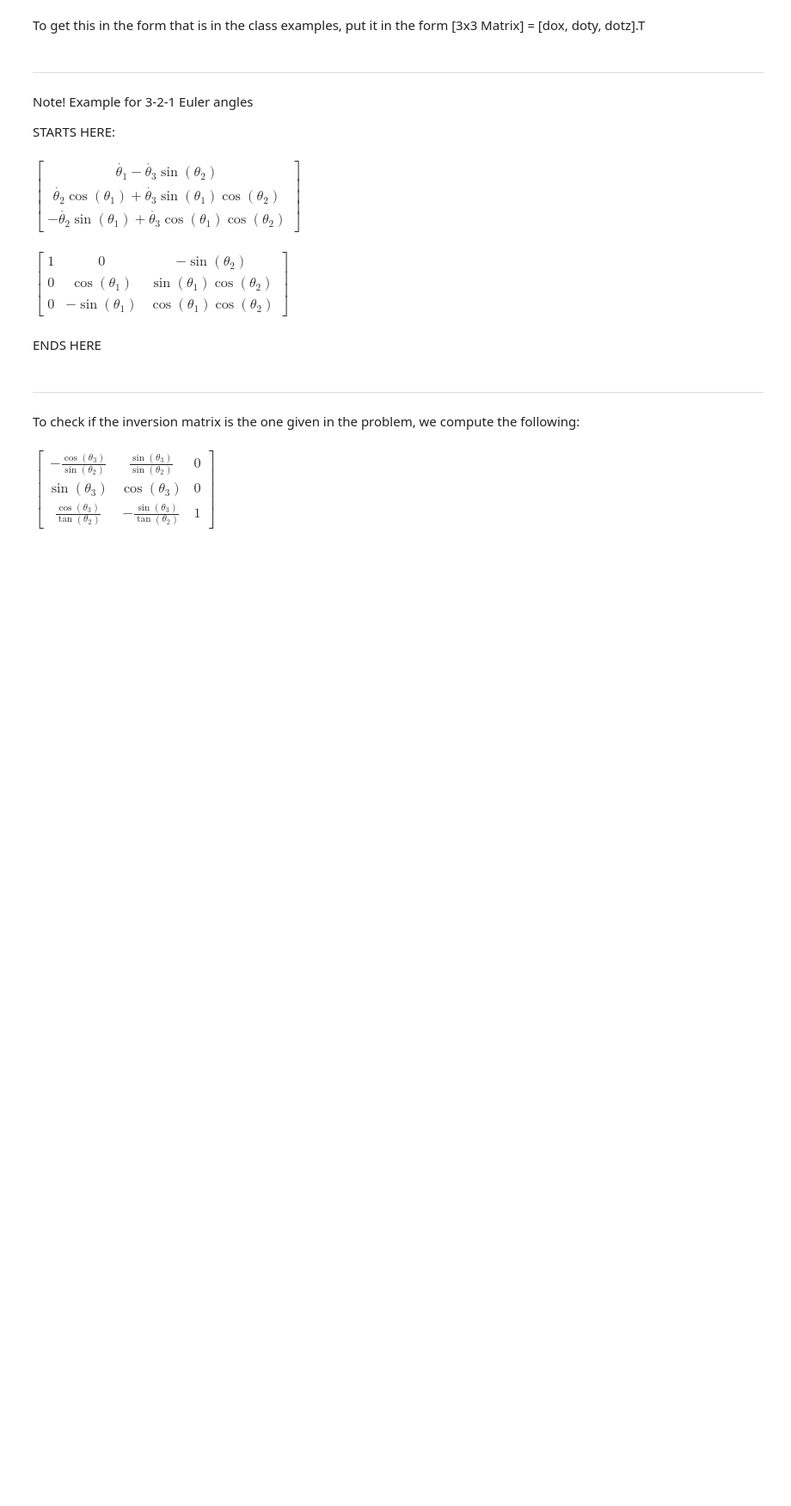
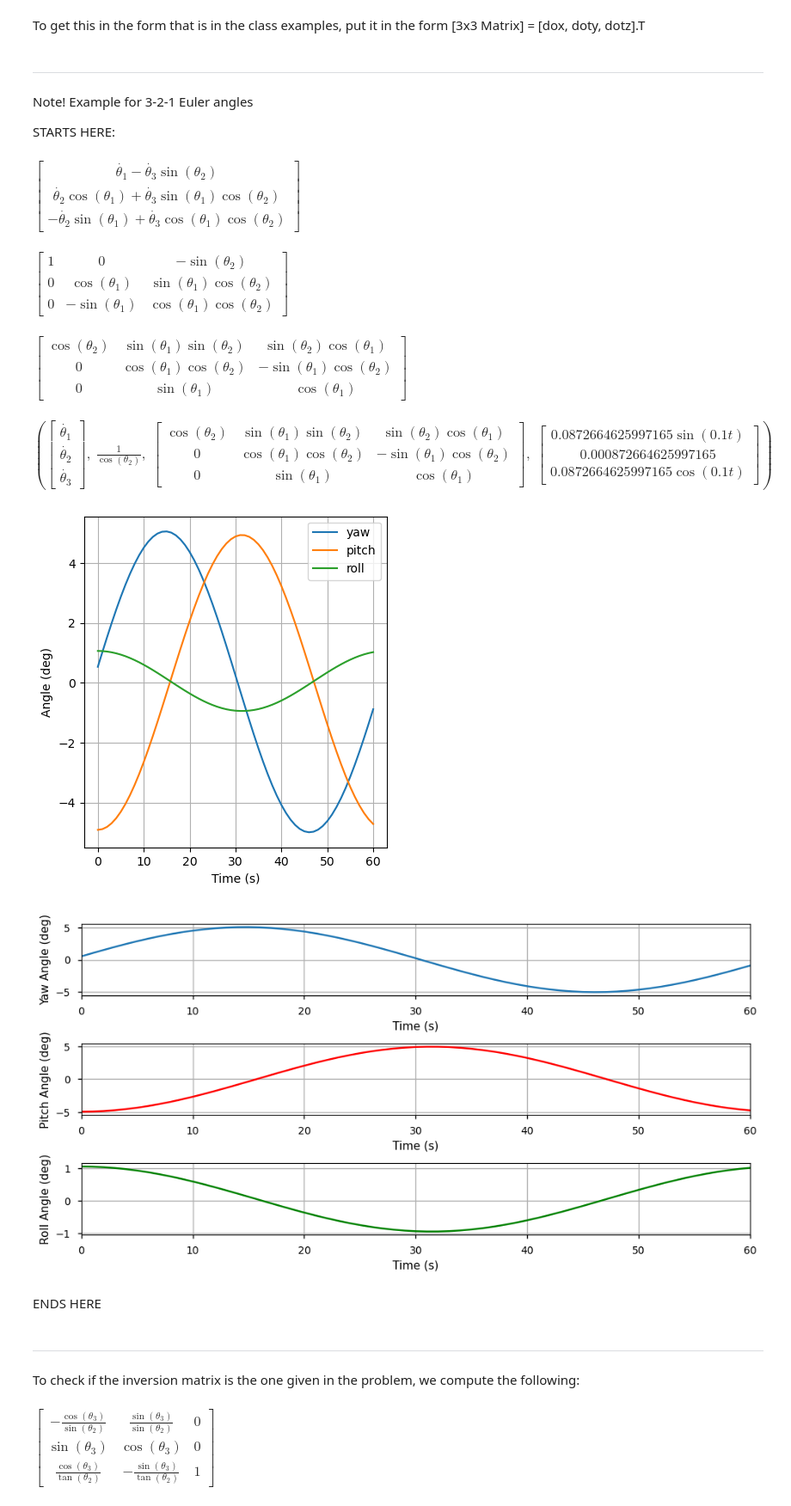
Before and after one commit to diegoomataix/ADCS_PyLibrary, a Jupyter notebook: Problems/Problems-ADCSVI-3.ipynb, the cells around one changed output. Shown at 86% size. Drawn from its saved outputs; the diff is of its cells as text; code cells hidden in the pictures; blank space fills up the shorter version.

```diff
--- a/Problems/Problems-ADCSVI-3.ipynb
+++ b/Problems/Problems-ADCSVI-3.ipynb
@@ -189,6 +204,37 @@ $\displaystyle \left[\begin{matrix}\dot{\theta_1} - \dot{\theta_3} \sin{\left(\t
 get_matrix_terms(ex, dotx, doty, dotz)
 # %% [output]
 $\displaystyle \left[\begin{matrix}1 & 0 & - \sin{\left(\theta_{2} \right)}\\0 & \cos{\left(\theta_{1} \right)} & \sin{\left(\theta_{1} \right)} \cos{\left(\theta_{2} \right)}\\0 & - \sin{\left(\theta_{1} \right)} & \cos{\left(\theta_{1} \right)} \cos{\left(\theta_{2} \right)}\end{matrix}\right]$
+# %%
+# Using the library to get the terms of the matrix for 3-2-1 Euler angles kinematic differential equation:
+# As in the slide 78 of Lecture 6:
+
+simplify(adcs_sym.diff_kinem_Euler_theta_matrix(3, 2, 1, invorder=True)*cos(y))
+# %% [output]
+$\displaystyle \left[\begin{matrix}\cos{\left(\theta_{2} \right)} & \sin{\left(\theta_{1} \right)} \sin{\left(\theta_{2} \right)} & \sin{\left(\theta_{2} \right)} \cos{\left(\theta_{1} \right)}\\0 & \cos{\left(\theta_{1} \right)} \cos{\left(\theta_{2} \right)} & - \sin{\left(\theta_{1} \right)} \cos{\left(\theta_{2} \right)}\\0 & \sin{\left(\theta_{1} \right)} & \cos{\left(\theta_{1} \right)}\end{matrix}\right]$
+# %%
+# Just to show what I am solving for:
+import numpy as np
+time_sym = Symbol('t')
+aa = Matrix([dotx, doty, dotz])
+bb = (1 / cos(y))
+cc = simplify(adcs_sym.diff_kinem_Euler_theta_matrix(3, 2, 1, invorder=True)*cos(y))
+dd = Matrix([sin(0.1*time_sym), 0.01, cos(0.1*time_sym)]) * np.deg2rad(5)
+
+aa, bb, cc, dd
+# %% [output]
+$\displaystyle \left( \left[\begin{matrix}\dot{\theta_1}\\\dot{\theta_2}\\\dot{\theta_3}\end{matrix}\right], \  \frac{1}{\cos{\left(\theta_{2} \right)}}, \  \left[\begin{matrix}\cos{\left(\theta_{2} \right)} & \sin{\left(\theta_{1} \right)} \sin{\left(\theta_{2} \right)} & \sin{\left(\theta_{2} \right)} \cos{\left(\theta_{1} \right)}\\0 & \cos{\left(\theta_{1} \right)} \cos{\left(\theta_{2} \right)} & - \sin{\left(\theta_{1} \right)} \cos{\left(\theta_{2} \right)}\\0 & \sin{\left(\theta_{1} \right)} & \cos{\left(\theta_{1} \right)}\end{matrix}\right], \  \left[\begin{matrix}0.0872664625997165 \sin{\left(0.1 t \right)}\\0.000872664625997165\\0.0872664625997165 \cos{\left(0.1 t \right)}\end{matrix}\right]\right)$
+# %%
+### IT IS NOT GIVING THE CORRECT RESULTS! Compare to use of Solve_KDE function for 3-2-1 Euler angles
+
+time = np.linspace(0, 60, 61)
+theta= np.deg2rad([80, 30, 40])
+time_sym = Symbol('t')
+w = Matrix([sin(0.1*time_sym), 0.01, cos(0.1*time_sym)]) * np.deg2rad(5)
+
+dotangles = adcs.solve_Euler_KDE(time, theta, 3, 2, 1, w=w, invorder=True)
+# %% [output]
+[figure, added]
+[figure, added]
 # %% [markdown]
 ENDS HERE
 # %% [markdown]
```
Also changed, not shown: parts of 7 cells of this notebook, 6 other files.
